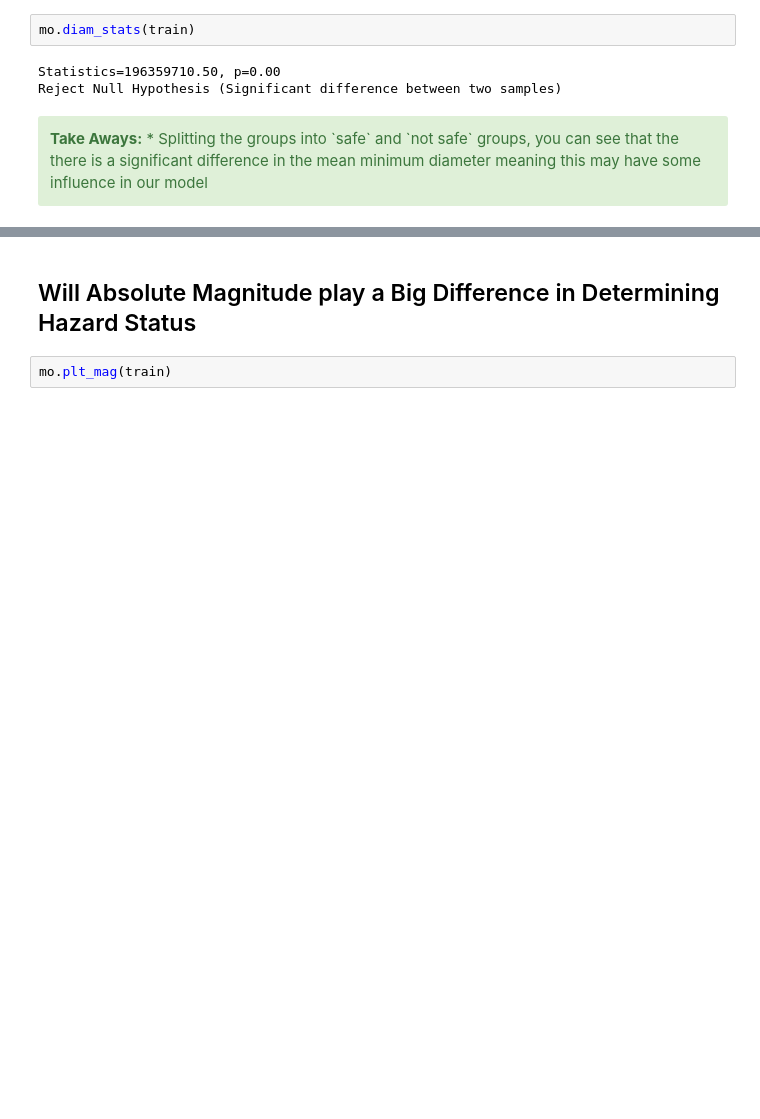
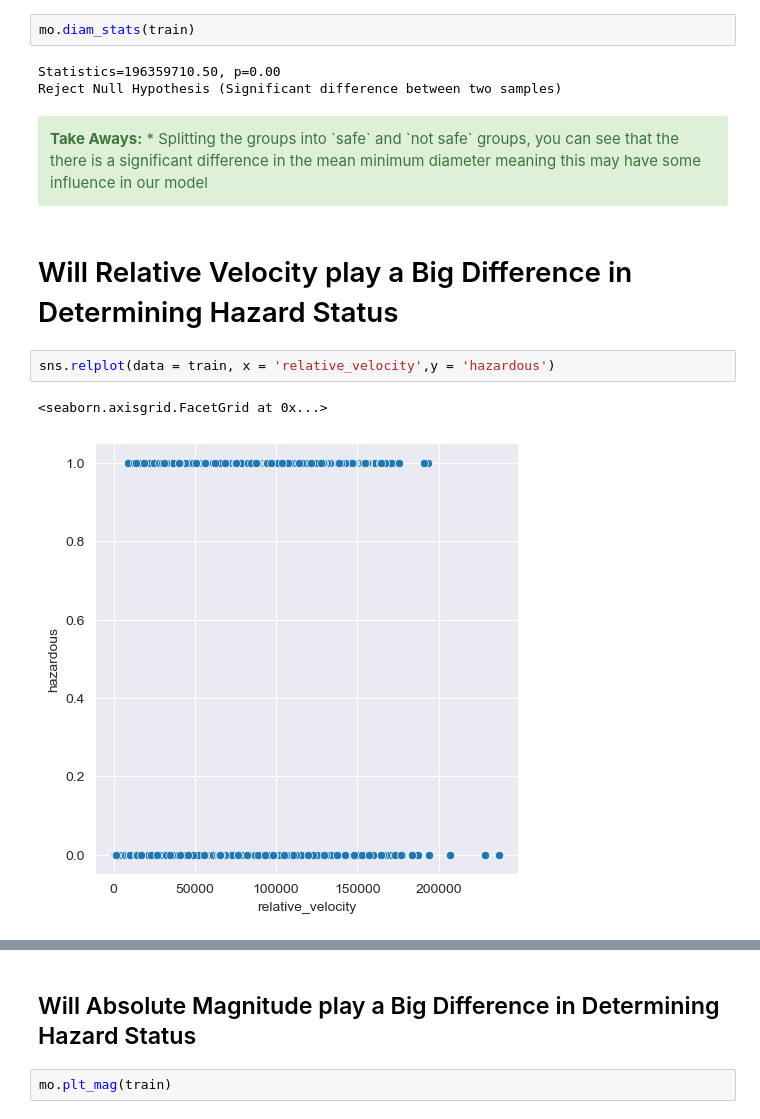
Before and after one commit to brandontnavarrete/nasa-neow, a Jupyter notebook: final_notebook.ipynb, the cells around one changed output, grey strips where cells are left out. Saved outputs shown, nothing was run; the diff lists cells and outputs as text; blank space fills up the shorter version.

```diff
--- a/final_notebook.ipynb
+++ b/final_notebook.ipynb
@@ -113,3 +107,10 @@ Reject Null Hypothesis (Significant difference between two samples)
 <div class="alert alert-block alert-success">
 <b>Take Aways:</b>
 * Splitting the groups into `safe` and `not safe` groups, you can see that the there is a significant difference in the mean minimum diameter meaning this may have some influence in our model
+# %% [markdown]
+# Will Relative Velocity play a Big Difference in Determining Hazard Status
+# %%
+sns.relplot(data = train, x = 'relative_velocity',y = 'hazardous')
+# %% [output]
+<seaborn.axisgrid.FacetGrid at 0x...>
+[figure, added]
```
Also changed, not shown: parts of 4 cells of this notebook, 1 other file.
